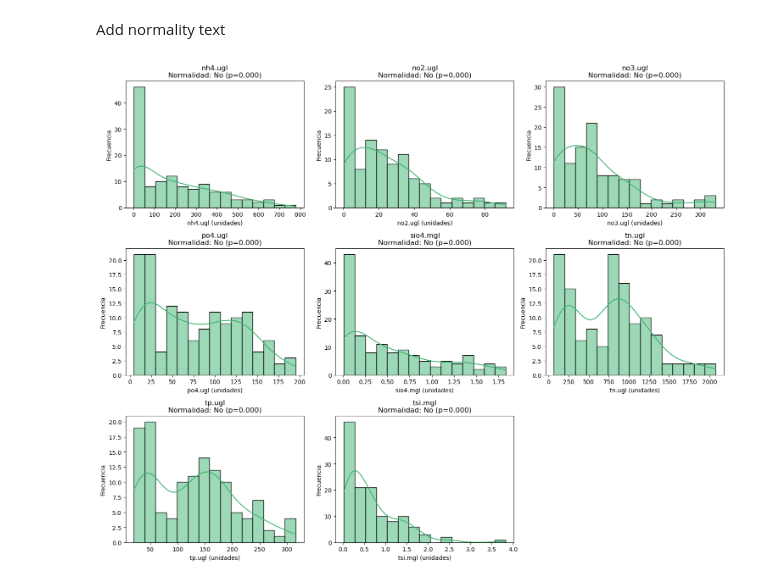
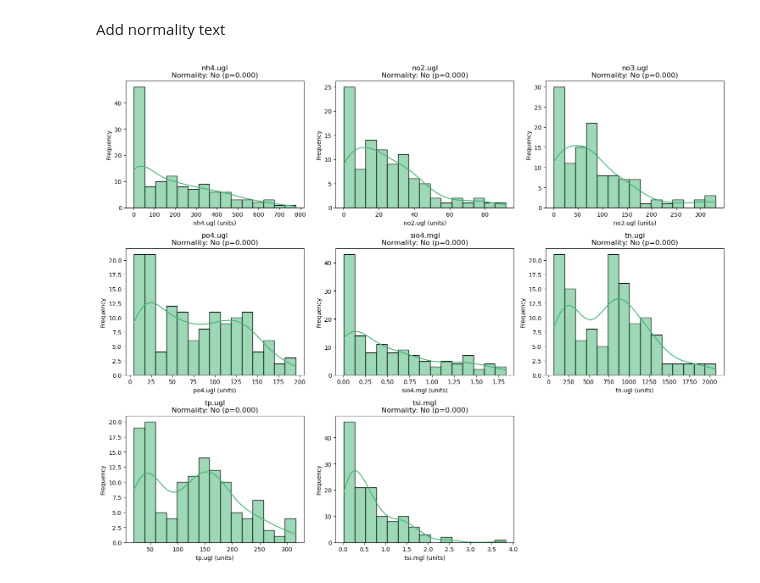
Before and after one commit to Andrea-Rebeca-LC/Python_2025_Ciencias_de_datos, a Jupyter notebook: Primeros ejercicios/Final_project.ipynb, the cells around one changed output. Saved outputs shown, nothing was run; the diff lists cells and outputs as text; code cells hidden in the pictures.

```diff
--- a/Primeros ejercicios/Final_project.ipynb
+++ b/Primeros ejercicios/Final_project.ipynb
@@ -316,42 +426,42 @@ import matplotlib.pyplot as plt
 import seaborn as sns
 from scipy.stats import shapiro
 
-# Nutrientes a evaluar
+# Nutrients to evaluate
 nutrientes = list(lods.keys())
 
-# Configuración de subplots
+# Subplot configuration
 cols = 3
 rows = (len(nutrientes) // cols) + (len(nutrientes) % cols > 0)
 fig, axes = plt.subplots(rows, cols, figsize=(5*cols, 4*rows))
 axes = axes.flatten()
 
-# Iterar sobre cada nutriente
+# Iterate over each nutrient
 for i, nut in enumerate(nutrientes):
     if nut in nutData_filtrado.columns and nut + "_detected" in nutData_filtrado.columns:
-        # Filtrar solo valores detectados
+        # Filter only detected values
         df_nut = nutData_filtrado[nutData_filtrado[nut + "_detected"]][nut].dropna()
 
-        if len(df_nut) > 3:  # mínimo 3 datos para prueba
-            # Prueba de Shapiro-Wilk
+        if len(df_nut) > 3:  # minimum 3 data points for test
+            # Shapiro-Wilk test
             stat, p_value = shapiro(df_nut)
-            normal = "Sí" if p_value >= 0.05 else "No"
+            normal = "Yes" if p_value >= 0.05 else "No"
 
-            # Histograma con curva KDE
+            # Histogram with KDE
             sns.histplot(df_nut, bins=15, kde=True, ax=axes[i], color="mediumseagreen", edgecolor="black")
 
-            axes[i].set_title(f"{nut}\nNormalidad: {normal} (p={p_value:.3f})")
-            axes[i].set_xlabel(f"{nut} (unidades)")
-            axes[i].set_ylabel("Frecuencia")
+            axes[i].set_title(f"{nut}\nNormality: {normal} (p={p_value:.3f})")
+            axes[i].set_xlabel(f"{nut} (units)")
+            axes[i].set_ylabel("Frequency")
         else:
             axes[i].set_visible(False)
     else:
         axes[i].set_visible(False)
 
 # Quitar subplots sobrantes
 for j in range(i+1, len(axes)):
     axes[j].set_visible(False)
 
 plt.tight_layout()
 plt.show()
 # %% [output]
-[figure, old version]
+[figure, new version]
```
Also changed, not shown: parts of 17 cells of this notebook.
